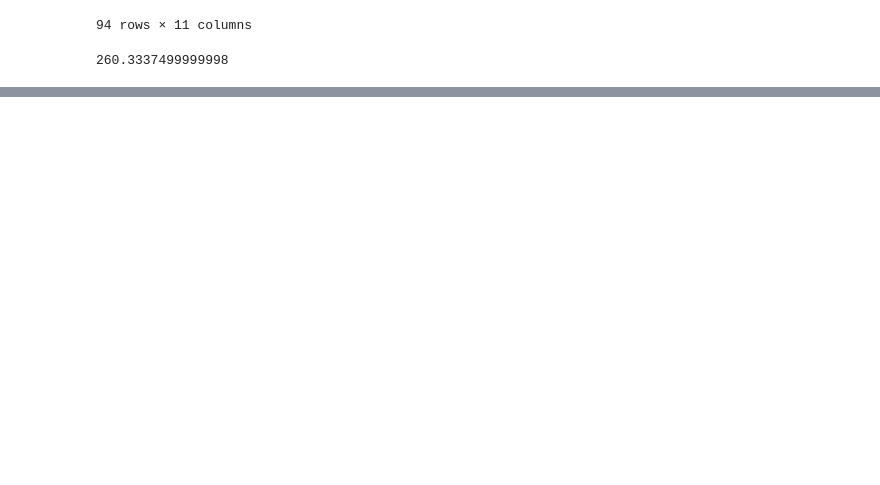
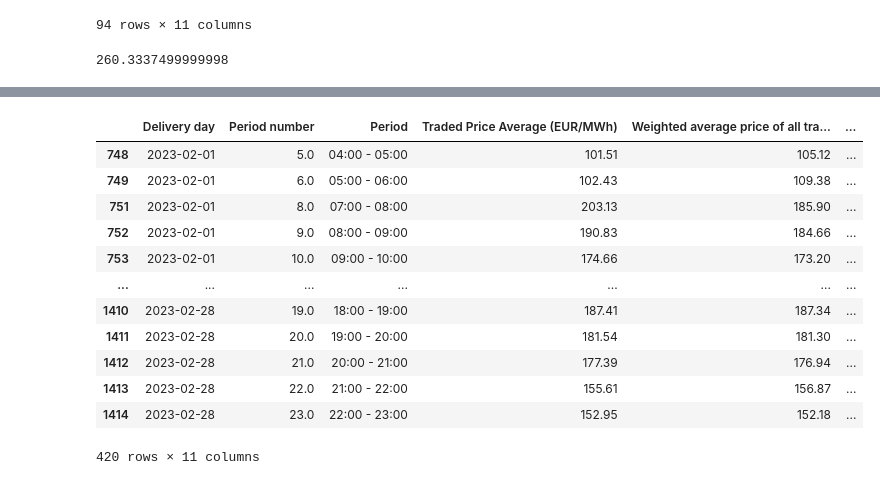
Before and after one commit to tomektom10/dataScienceBootCamp, a Jupyter notebook: energi_luty.ipynb, the cells around one changed output, grey strips where cells are left out. Cells and saved outputs as stored; diff of their text form; code cells hidden in the pictures; blank space fills up the shorter version.

```diff
--- a/energi_luty.ipynb
+++ b/energi_luty.ipynb
@@ -275,0 +321,25 @@ total_profit_loss_remaining
+# %%
+# Specifying the period numbers to select
+selected_periods_extended_szortowe = [5, 6, 8, 9, 10, 11, 13, 16, 17, 18, 19, 20, 21, 22, 23]
+
+# Filtering the DataFrame for the specified period numbers
+filtered_periods_extended_df_szortowe = february_data[february_data['Period number'].isin(selected_periods_extended_szortowe)]
+
+filtered_periods_extended_df_szortowe
+
+
+##### wybrane te godziny najlepsze dla szorta
+# %% [output]
+|  | Delivery day | Period number | Period | Traded Price Average (EUR/MWh) | Weighted average price of all tra... | ... |
+| 748 | 2023-02-01 | 5.0 | 04:00 - 05:00 | 101.51 | 105.12 | ... |
+| 749 | 2023-02-01 | 6.0 | 05:00 - 06:00 | 102.43 | 109.38 | ... |
+| 751 | 2023-02-01 | 8.0 | 07:00 - 08:00 | 203.13 | 185.90 | ... |
+| 752 | 2023-02-01 | 9.0 | 08:00 - 09:00 | 190.83 | 184.66 | ... |
+| 753 | 2023-02-01 | 10.0 | 09:00 - 10:00 | 174.66 | 173.20 | ... |
+| ... | ... | ... | ... | ... | ... | ... |
+| 1410 | 2023-02-28 | 19.0 | 18:00 - 19:00 | 187.41 | 187.34 | ... |
+| 1411 | 2023-02-28 | 20.0 | 19:00 - 20:00 | 181.54 | 181.30 | ... |
+| 1412 | 2023-02-28 | 21.0 | 20:00 - 21:00 | 177.39 | 176.94 | ... |
+| 1413 | 2023-02-28 | 22.0 | 21:00 - 22:00 | 155.61 | 156.87 | ... |
+| 1414 | 2023-02-28 | 23.0 | 22:00 - 23:00 | 152.95 | 152.18 | ... |
+420 rows × 11 columns
```
Also changed, not shown: parts of 10 cells of this notebook.
